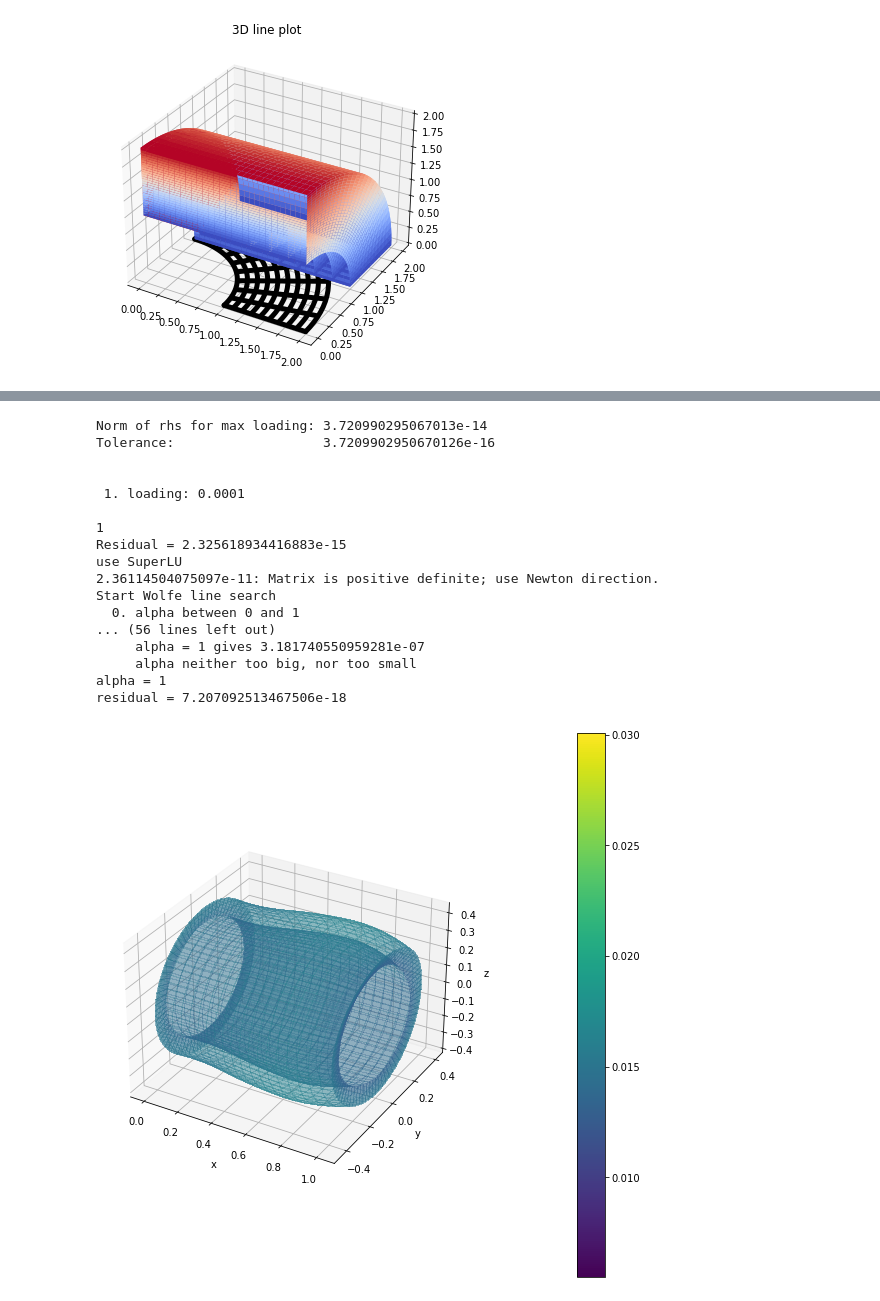
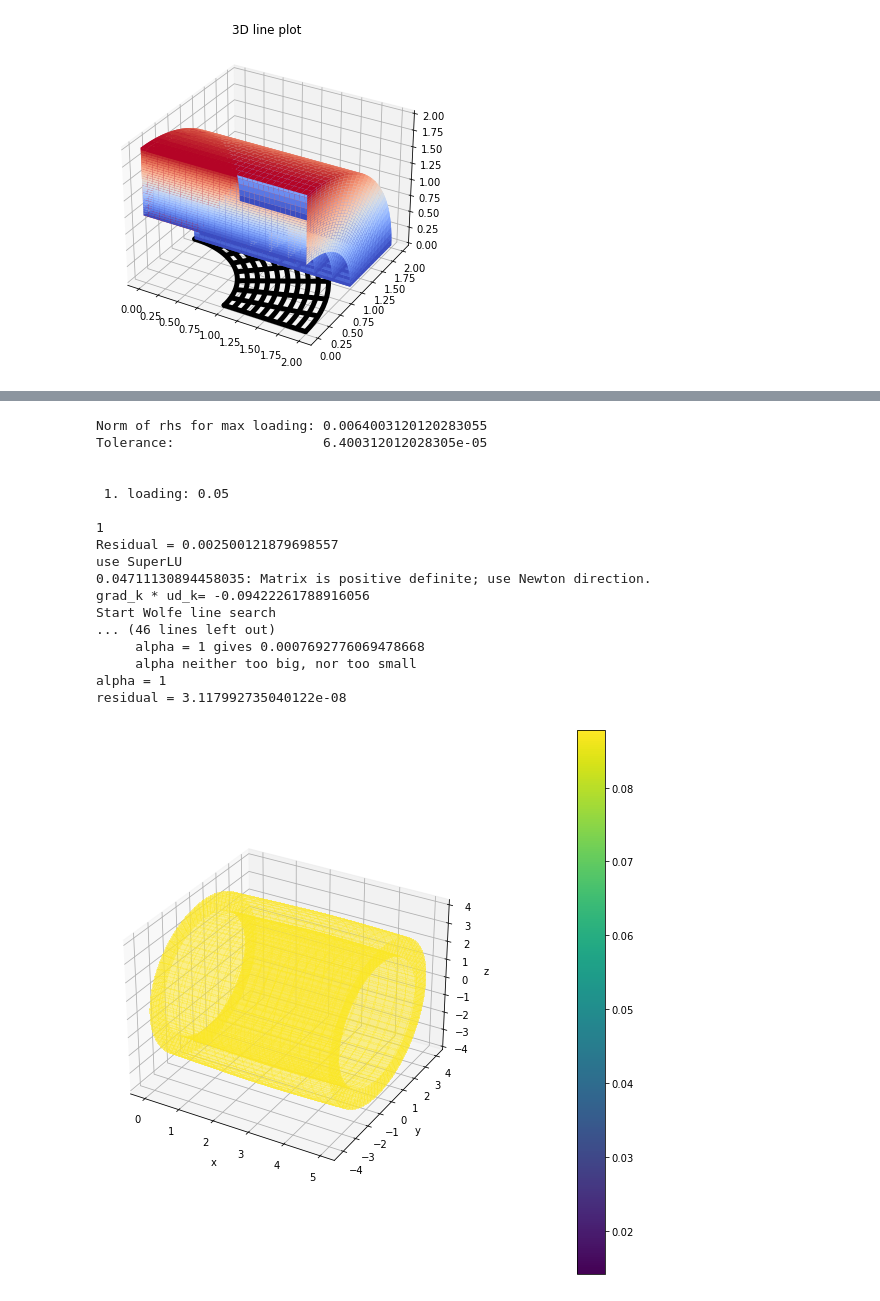
Before and after one commit to mh-0456/pyiga, a Jupyter notebook: notebooks/nonlinear_loading_artery3D-p2.ipynb, the cells around one changed output, grey strips where cells are left out. Drawn from its saved outputs; the diff is of its cells as text; code cells hidden in the pictures.

Commit message:
Update nonlinear_loading_artery3D-p2.ipynb
more physical setup, graphics and scaling need further investigation

```diff
--- a/notebooks/nonlinear_loading_artery3D-p2.ipynb
+++ b/notebooks/nonlinear_loading_artery3D-p2.ipynb
@@ -421,8 +426,10 @@ def get_components(u, kvs_u):
     return bspline.BSplineFunc(kvs_u, U)
 # %%
 # rubber, Lamé-coeff.
-Mu = 0.003 # [GPa]
-Lam = 0.00028416 #  [GPa] (under ass. ny=0.48, almost incompressible)
+Mu = 3 # [GPa]
+Lam = 0.28416 #  [GPa] (under ass. ny=0.48, almost incompressible)
+#Mu = 0.003 # [GPa]
+#Lam = 0.00028416 #  [GPa] (under ass. ny=0.48, almost incompressible)
 # incompressible: Lam = 0
 
 def mass_nl(u_p, kvs_ux, geo_ux, X):
@@ -969,7 +970,7 @@ for t in range(len(loading)): # time steps
     print(" \n \n {}. loading: {} \n".format(t+1,loading[t]))
 
     # set Neumann data via incremental loading
-    loading_value = loading[t]
+    loading_value = loading[t]*500
     neu_data = [(0,'bottom',gN), (1,'bottom',gN), (2,'bottom',gN), (3,'bottom',gN)]
 
     # first residuum
@@ -1394,7 +1399,7 @@ get_defplotC(u, patches_u, kvs_u)
 # %%
 #incremental loading
 #loading = [5e-5, 6e-5, 7e-5, 8e-5, 9e-5]#, 1e-4] #, 1.25e-4]
-#loading = [1e-4, 2e-4, 3e-4, 4e-4] # 5e-4]
+loading = [5e-2, 6e-2, 7e-2, 8e-2] # 5e-4]
 
 # set loading_value (used in 1st iteration, lin. problem)
 loading_value = loading[-1]
@@ -1451,7 +1456,7 @@ get_defplot(u, patches_u, kvs_u)
 # %%
 # solve linearized variational problem
 
-loading = [1e-4, 2e-4, 3e-4, 3.5e-4, 4e-4]#, 2.4e-4, 3.e-4, 4.e-4, 5e-4, 1e-3, 2e-3, 3e-3]
+#loading = [1e-4, 2e-4, 3e-4, 3.5e-4, 4e-4]#, 2.4e-4, 3.e-4, 4.e-4, 5e-4, 1e-3, 2e-3, 3e-3]
 #loading = [4e-4]
 
 #initial value
@@ -1658,7 +1663,7 @@ xlabel('Loading'); ylabel('Number of iterations');
 # %%
 # solve linearized variational problem
 
-loading = [1e-4, 2e-4, 3e-4, 3.5e-4, 4e-4]#, 2.4e-4, 3.e-4, 4.e-4, 5e-4, 1e-3, 2e-3, 3e-3]
+#loading = [1e-4, 2e-4, 3e-4, 3.5e-4, 4e-4]#, 2.4e-4, 3.e-4, 4.e-4, 5e-4, 1e-3, 2e-3, 3e-3]
 #loading = [4e-4]
 
 #initial value
@@ -1742,6 +1747,8 @@ for t in range(len(loading)): # time steps
             A, M, b = ass_nonlinsystem(x)
             LS = assemble.RestrictedLinearSystem(A, b, bc)
             return LS.complete((-2) * LS.A.T @ LS.b)
+
+        print( 'grad_k * ud_k=',  np.dot(eval_norm_grad(u), u_d))
 
         # Line-Search
         alpha = Wolfe_LineSearch_st(eval_norm, eval_norm_grad, u, u_d, 1)
@@ -1811,43 +1818,43 @@ for t in range(len(loading)): # time steps
         print('residual =', r)
 
         #----------------------------------------------------#
         ud_array.append(u_d)
         normed_du= np.transpose(u_d).dot(M.dot(u_d)) #L2-norm
         #normed_du = np.linalg.norm(u_d)/np.sqrt(len(u_d))
         stepsize_du = alpha * normed_du # times alpha
         stepsizes.append(stepsize_du)
         #---------------------------------------------------#
 
         if r < epsilon * r0: # break condition
             break
         elif count == 30:
             break
     #
     ud_array.append(u_d)
     solutions.append(LS.restrict(u))
     iter_counts.append(count)
 
 # print deformation plot
 get_defplot(u, patches_u, kvs_u)
 # %% [output]
-Norm of rhs for max loading: 3.720990295067013e-14
-Tolerance:                   3.7209902950670126e-16
+Norm of rhs for max loading: 0.0064003120120283055
+Tolerance:                   6.400312012028305e-05
 
 
- 1. loading: 0.0001
+ 1. loading: 0.05
 
 1
-Residual = 2.325618934416883e-15
+Residual = 0.002500121879698557
 use SuperLU
-2.36114504075097e-11: Matrix is positive definite; use Newton direction.
+0.04711130894458035: Matrix is positive definite; use Newton direction.
+grad_k * ud_k= -0.09422261788916056
 Start Wolfe line search
-  0. alpha between 0 and 1
-... (56 lines left out)
-     alpha = 1 gives 3.181740550959281e-07
+... (46 lines left out)
+     alpha = 1 gives 0.0007692776069478668
      alpha neither too big, nor too small
 alpha = 1
-residual = 7.207092513467506e-18
+residual = 3.117992735040122e-08
-[figure, old version]
+[figure, new version]
 # %%
 # plot history of step sizes
 figsize(6,3)
```
Also changed, not shown: parts of 23 cells of this notebook.
